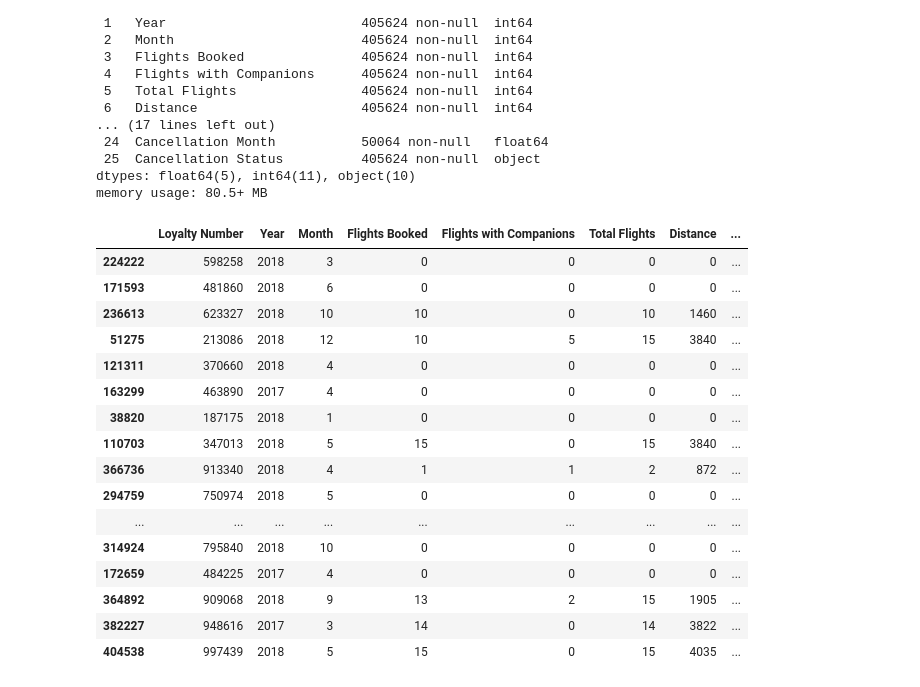
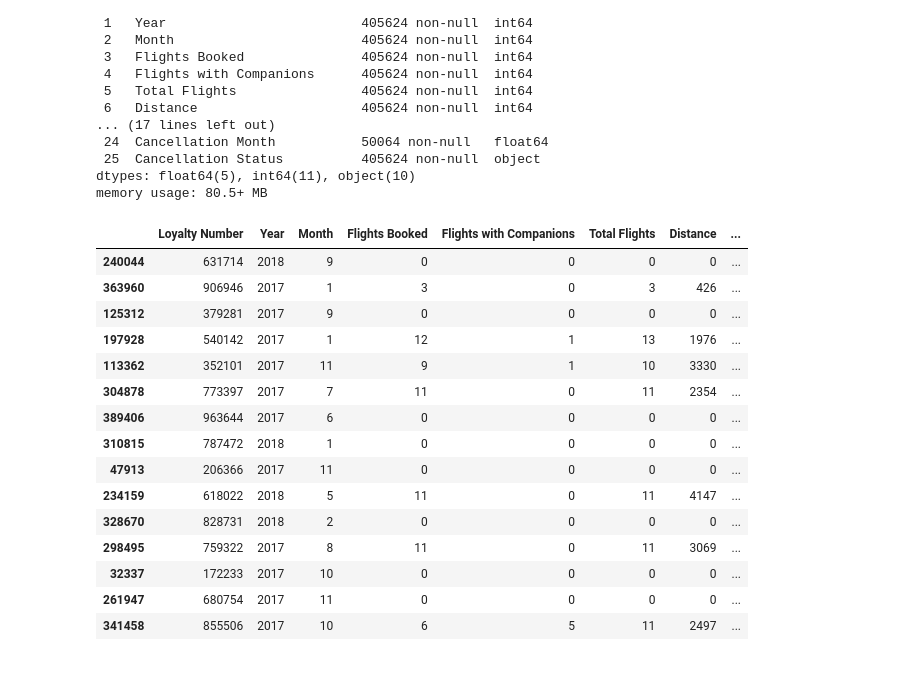
Before and after one commit to Adalab/bda-modulo-3-evaluacion-final-Beatriz-mij, a Jupyter notebook: Resolucion_evaluacion_MOD3.ipynb, the cells around one changed output. Drawn from its saved outputs; the diff is of its cells as text; code cells hidden in the pictures.

```diff
--- a/Resolucion_evaluacion_MOD3.ipynb
+++ b/Resolucion_evaluacion_MOD3.ipynb
@@ -355,22 +357,21 @@ Data columns (total 26 columns):
 dtypes: float64(5), int64(11), object(10)
 memory usage: 80.5+ MB
 # %%
-df_merged.sample(50)
+df_merged.sample(15)
 # %% [output]
 |  | Loyalty Number | Year | Month | Flights Booked | Flights with Companions | Total Flights | Distance | ... |
-| 224222 | 598258 | 2018 | 3 | 0 | 0 | 0 | 0 | ... |
-| 171593 | 481860 | 2018 | 6 | 0 | 0 | 0 | 0 | ... |
-| 236613 | 623327 | 2018 | 10 | 10 | 0 | 10 | 1460 | ... |
-| 51275 | 213086 | 2018 | 12 | 10 | 5 | 15 | 3840 | ... |
-| 121311 | 370660 | 2018 | 4 | 0 | 0 | 0 | 0 | ... |
-| 163299 | 463890 | 2017 | 4 | 0 | 0 | 0 | 0 | ... |
-| 38820 | 187175 | 2018 | 1 | 0 | 0 | 0 | 0 | ... |
-| 110703 | 347013 | 2018 | 5 | 15 | 0 | 15 | 3840 | ... |
-| 366736 | 913340 | 2018 | 4 | 1 | 1 | 2 | 872 | ... |
-| 294759 | 750974 | 2018 | 5 | 0 | 0 | 0 | 0 | ... |
-| ... | ... | ... | ... | ... | ... | ... | ... | ... |
-| 314924 | 795840 | 2018 | 10 | 0 | 0 | 0 | 0 | ... |
-| 172659 | 484225 | 2017 | 4 | 0 | 0 | 0 | 0 | ... |
-| 364892 | 909068 | 2018 | 9 | 13 | 2 | 15 | 1905 | ... |
-| 382227 | 948616 | 2017 | 3 | 14 | 0 | 14 | 3822 | ... |
-| 404538 | 997439 | 2018 | 5 | 15 | 0 | 15 | 4035 | ... |
+| 240044 | 631714 | 2018 | 9 | 0 | 0 | 0 | 0 | ... |
+| 363960 | 906946 | 2017 | 1 | 3 | 0 | 3 | 426 | ... |
+| 125312 | 379281 | 2017 | 9 | 0 | 0 | 0 | 0 | ... |
+| 197928 | 540142 | 2017 | 1 | 12 | 1 | 13 | 1976 | ... |
+| 113362 | 352101 | 2017 | 11 | 9 | 1 | 10 | 3330 | ... |
+| 304878 | 773397 | 2017 | 7 | 11 | 0 | 11 | 2354 | ... |
+| 389406 | 963644 | 2017 | 6 | 0 | 0 | 0 | 0 | ... |
+| 310815 | 787472 | 2018 | 1 | 0 | 0 | 0 | 0 | ... |
+| 47913 | 206366 | 2017 | 11 | 0 | 0 | 0 | 0 | ... |
+| 234159 | 618022 | 2018 | 5 | 11 | 0 | 11 | 4147 | ... |
+| 328670 | 828731 | 2018 | 2 | 0 | 0 | 0 | 0 | ... |
+| 298495 | 759322 | 2017 | 8 | 11 | 0 | 11 | 3069 | ... |
+| 32337 | 172233 | 2017 | 10 | 0 | 0 | 0 | 0 | ... |
+| 261947 | 680754 | 2017 | 11 | 0 | 0 | 0 | 0 | ... |
+| 341458 | 855506 | 2017 | 10 | 6 | 5 | 11 | 2497 | ... |
```
Also changed, not shown: parts of 8 cells of this notebook, 2 other files.
